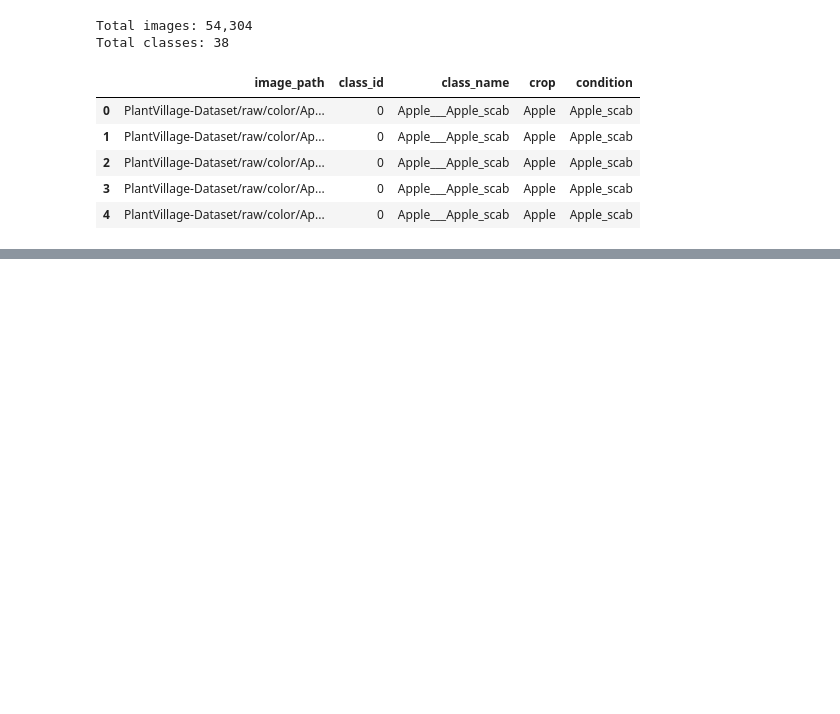
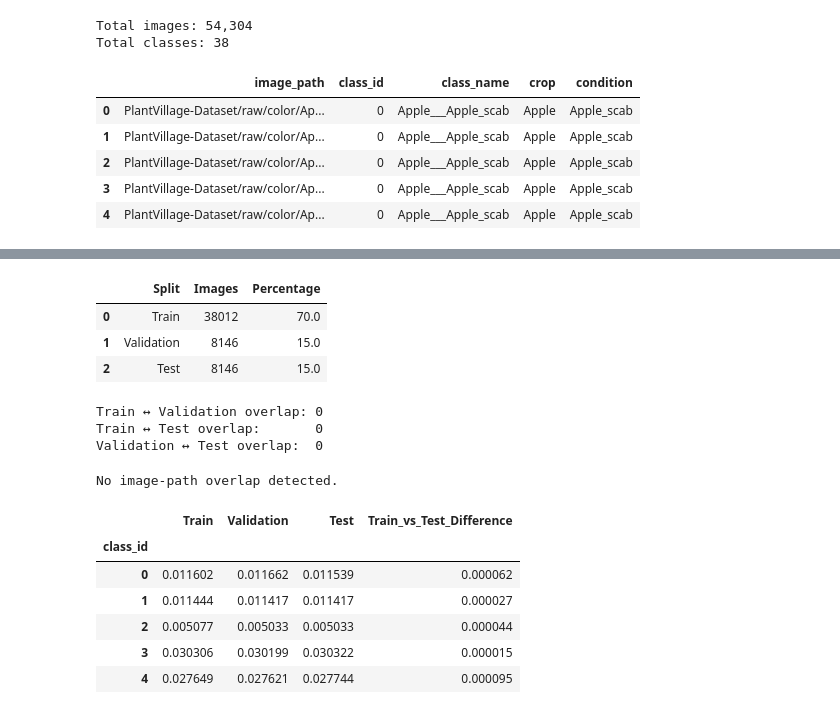
Before and after one commit to DevangVamja/agrivision-ai, a Jupyter notebook: notebooks/02_plantvillage_split.ipynb, the cells around one changed output, grey strips where cells are left out. Drawn from its saved outputs; the diff is of its cells as text; code cells hidden in the pictures; blank space fills up the shorter version.

```diff
--- a/notebooks/02_plantvillage_split.ipynb
+++ b/notebooks/02_plantvillage_split.ipynb
@@ -54,0 +110,73 @@ Total classes: 38
+# %%
+total = len(metadata)
+
+split_summary = pd.DataFrame({
+    "Split": ["Train", "Validation", "Test"],
+    "Images": [
+        len(train_df),
+        len(val_df),
+        len(test_df),
+    ],
+})
+
+split_summary["Percentage"] = (
+    split_summary["Images"] / total * 100
+).round(2)
+
+split_summary
+# %% [output]
+|  | Split | Images | Percentage |
+| 0 | Train | 38012 | 70.0 |
+| 1 | Validation | 8146 | 15.0 |
+| 2 | Test | 8146 | 15.0 |
+# %%
+train_paths = set(train_df["image_path"])
+val_paths = set(val_df["image_path"])
+test_paths = set(test_df["image_path"])
+
+train_val_overlap = train_paths & val_paths
+train_test_overlap = train_paths & test_paths
+val_test_overlap = val_paths & test_paths
+
+print(f"Train ↔ Validation overlap: {len(train_val_overlap)}")
+print(f"Train ↔ Test overlap:       {len(train_test_overlap)}")
+print(f"Validation ↔ Test overlap:  {len(val_test_overlap)}")
+# %% [output]
+Train ↔ Validation overlap: 0
+Train ↔ Test overlap:       0
+Validation ↔ Test overlap:  0
+# %%
+if train_val_overlap or train_test_overlap or val_test_overlap:
+    raise ValueError("Data leakage detected between dataset splits.")
+
+print("No image-path overlap detected.")
+# %% [output]
+No image-path overlap detected.
+# %%
+def class_distribution(df):
+    return (
+        df["class_id"]
+        .value_counts(normalize=True)
+        .sort_index()
+    )
+
+
+distribution = pd.DataFrame({
+    "Train": class_distribution(train_df),
+    "Validation": class_distribution(val_df),
+    "Test": class_distribution(test_df),
+})
+
+distribution["Train_vs_Test_Difference"] = (
+    distribution["Train"] - distribution["Test"]
+).abs()
+
+distribution.head()
+# %% [output]
+|  | Train | Validation | Test | Train_vs_Test_Difference |
+| class_id |  |  |  |  |
+| 0 | 0.011602 | 0.011662 | 0.011539 | 0.000062 |
+| 1 | 0.011444 | 0.011417 | 0.011417 | 0.000027 |
+| 2 | 0.005077 | 0.005033 | 0.005033 | 0.000044 |
+| 3 | 0.030306 | 0.030199 | 0.030322 | 0.000015 |
+| 4 | 0.027649 | 0.027621 | 0.027744 | 0.000095 |
```
Also changed, not shown: parts of 8 cells of this notebook.
